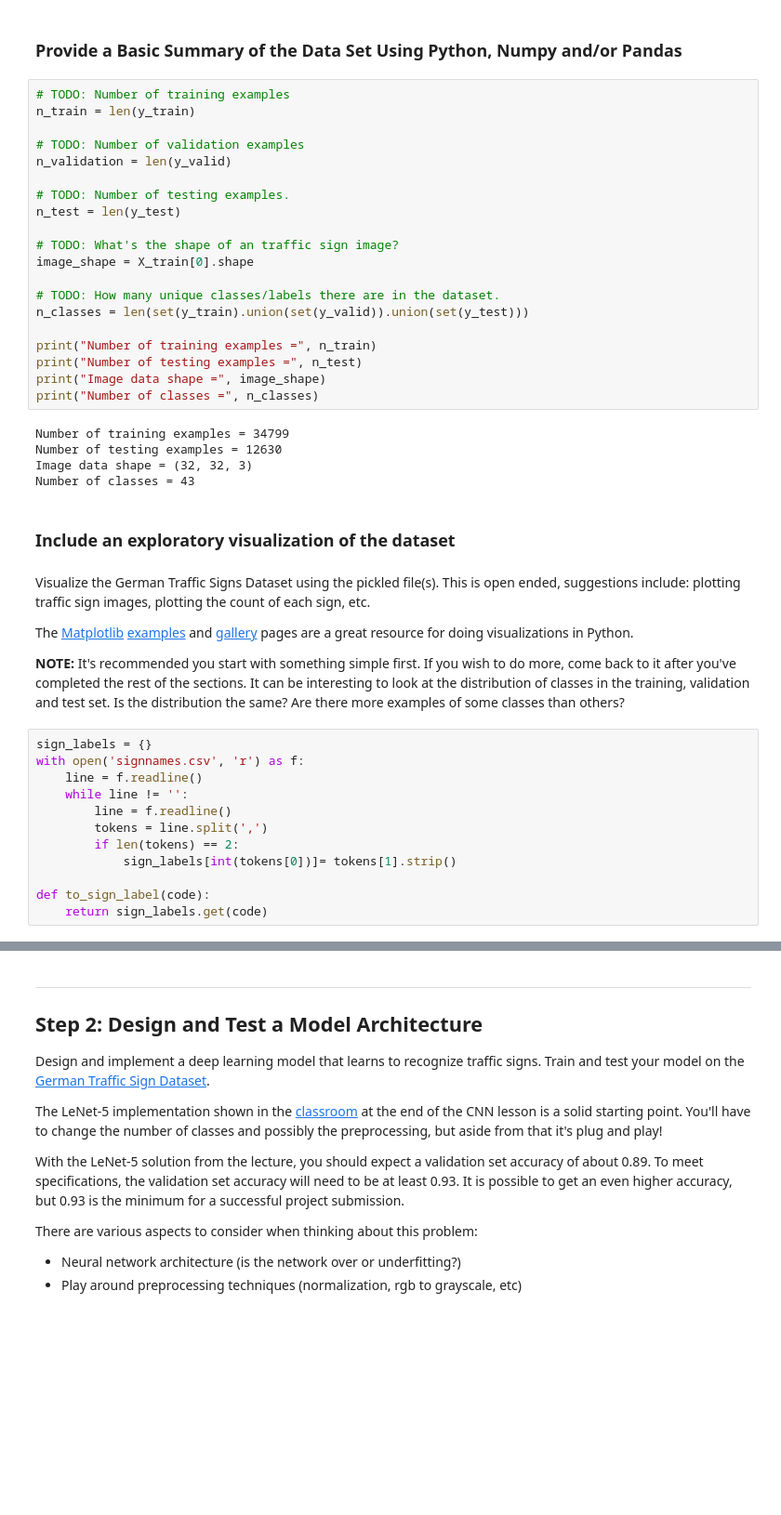
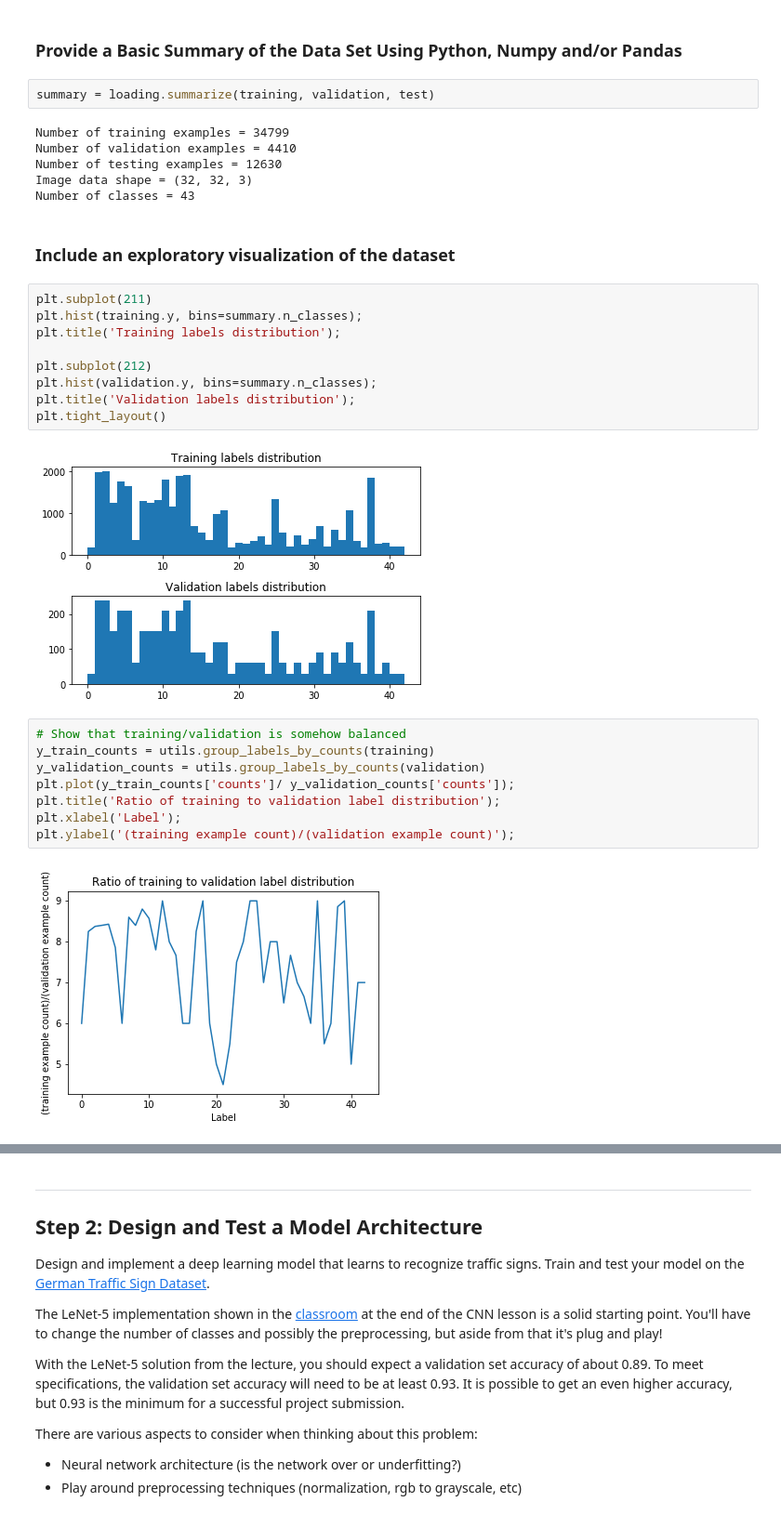
Before and after one commit to saksham/CarND-Traffic-Sign-Classifier-Project, a Jupyter notebook: Traffic_Sign_Classifier.ipynb, the cells around one changed output, grey strips where cells are left out. Shown: that part at 93% size. Cells and saved outputs as stored; diff of their text form; blank space fills up the shorter version.

```diff
--- a/Traffic_Sign_Classifier.ipynb
+++ b/Traffic_Sign_Classifier.ipynb
@@ -55,48 +40,34 @@ Complete the basic data summary below. Use python, numpy and/or pandas methods t
 # %% [markdown]
 ### Provide a Basic Summary of the Data Set Using Python, Numpy and/or Pandas
-# %%
-# TODO: Number of training examples
-n_train = len(y_train)
-
-# TODO: Number of validation examples
-n_validation = len(y_valid)
-
-# TODO: Number of testing examples.
-n_test = len(y_test)
-
-# TODO: What's the shape of an traffic sign image?
-image_shape = X_train[0].shape
-
-# TODO: How many unique classes/labels there are in the dataset.
-n_classes = len(set(y_train).union(set(y_valid)).union(set(y_test)))
-
-print("Number of training examples =", n_train)
-print("Number of testing examples =", n_test)
-print("Image data shape =", image_shape)
-print("Number of classes =", n_classes)
-# %% [output]
-Number of training examples = 34799
-Number of testing examples = 12630
-Image data shape = (32, 32, 3)
-Number of classes = 43
+# %%
+summary = loading.summarize(training, validation, test)
+# %% [output]
+Number of training examples = 34799
+Number of validation examples = 4410
+Number of testing examples = 12630
+Image data shape = (32, 32, 3)
+Number of classes = 43
 # %% [markdown]
 ### Include an exploratory visualization of the dataset
-# %% [markdown]
-Visualize the German Traffic Signs Dataset using the pickled file(s). This is open ended, suggestions include: plotting traffic sign images, plotting the count of each sign, etc.
-
-The [Matplotlib](http://matplotlib.org/) [examples](http://matplotlib.org/examples/index.html) and [gallery](http://matplotlib.org/gallery.html) pages are a great resource for doing visualizations in Python.
-
-**NOTE:** It's recommended you start with something simple first. If you wish to do more, come back to it after you've completed the rest of the sections. It can be interesting to look at the distribution of classes in the training, validation and test set. Is the distribution the same? Are there more examples of some classes than others?
-# %%
-sign_labels = {}
-with open('signnames.csv', 'r') as f:
-    line = f.readline()
-    while line != '':
-        line = f.readline()
-        tokens = line.split(',')
-        if len(tokens) == 2:
-            sign_labels[int(tokens[0])]= tokens[1].strip()
-
-def to_sign_label(code):
-    return sign_labels.get(code)
+# %%
+plt.subplot(211)
+plt.hist(training.y, bins=summary.n_classes);
+plt.title('Training labels distribution');
+
+plt.subplot(212)
+plt.hist(validation.y, bins=summary.n_classes);
+plt.title('Validation labels distribution');
+plt.tight_layout()
+# %% [output]
+[figure, added]
+# %%
+# Show that training/validation is somehow balanced
+y_train_counts = utils.group_labels_by_counts(training)
+y_validation_counts = utils.group_labels_by_counts(validation)
+plt.plot(y_train_counts['counts']/ y_validation_counts['counts']);
+plt.title('Ratio of training to validation label distribution');
+plt.xlabel('Label');
+plt.ylabel('(training example count)/(validation example count)');
+# %% [output]
+[figure, added]
 # %%
```
Also changed, not shown: parts of 17 cells of this notebook, 7 other files.
